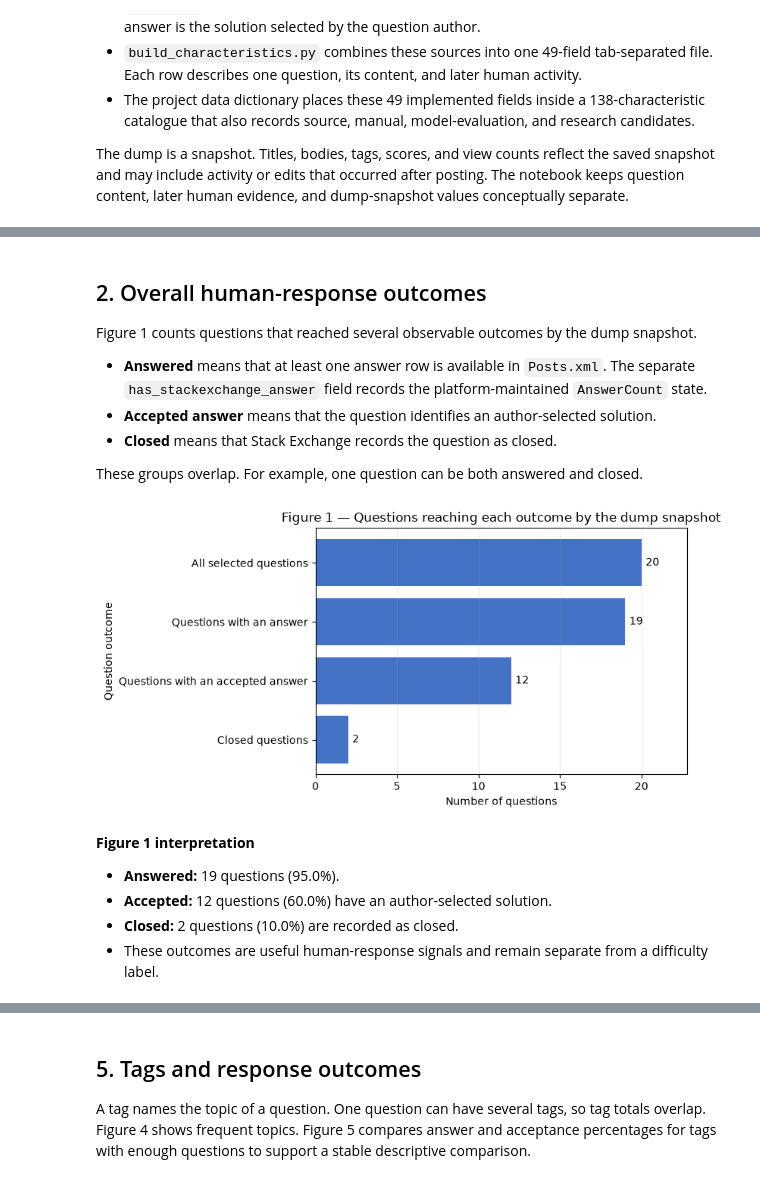
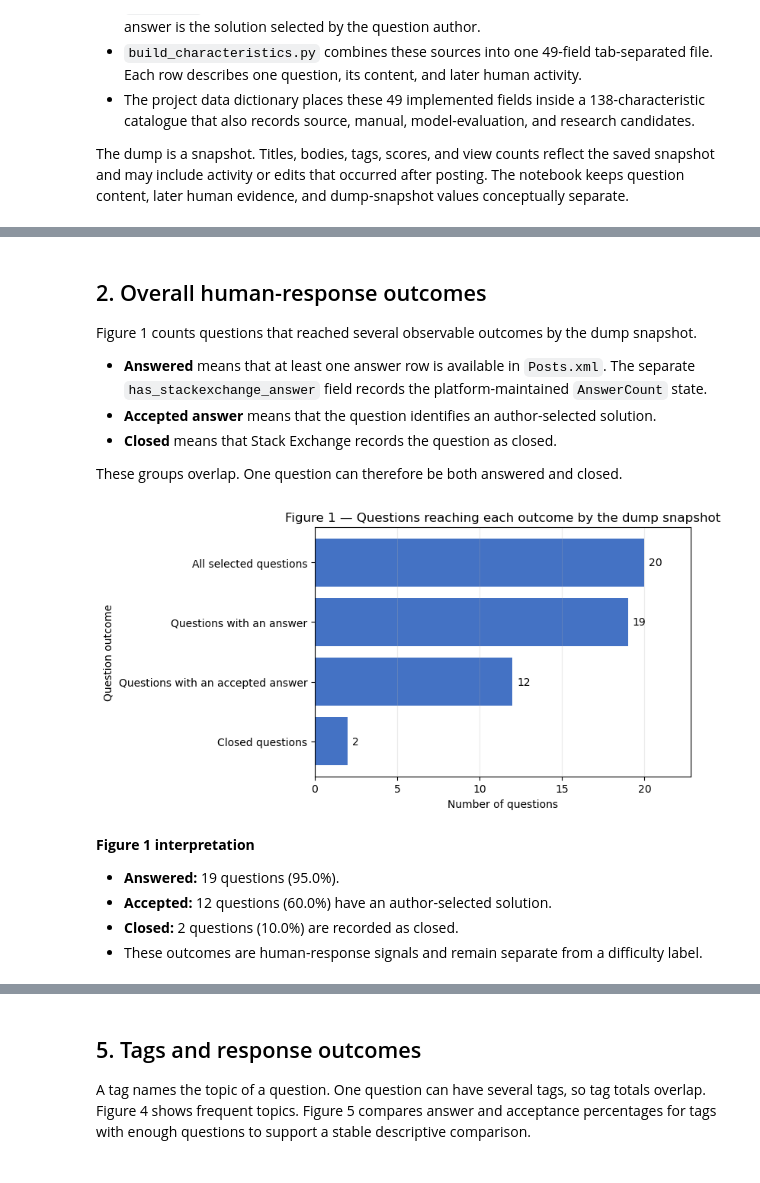
Before and after one commit to thearmankarapetyan/stackexchange-difficulty, a Jupyter notebook: notebooks/stackexchange_eda.ipynb, the cells around one changed output, grey strips where cells are left out. Cells and saved outputs as stored; diff of their text form; code cells hidden in the pictures.

```diff
--- a/notebooks/stackexchange_eda.ipynb
+++ b/notebooks/stackexchange_eda.ipynb
@@ -41,10 +43,11 @@ The next cell is the only routine editing point for another compatible table.
 # %%
-# Path to the characteristic table analyzed by this run.
+# Characteristic table analyzed by this run.
 DATA_FILE = Path("../data/examples/characteristics_pilot.tsv")
 
-# Evidence-selection choices used by the tag, correlation, and case sections.
+# Evidence-selection settings for tags, correlations, and inspection cases.
 MIN_TAG_QUESTIONS = 20
 TOP_TAGS_TO_SHOW = 15
+MIN_CORRELATION_OBSERVATIONS = 20
 MIN_ABSOLUTE_RHO = 0.30
 FDR_ALPHA = 0.05
 MAX_CASES_TO_SHOW = 8
@@ -148,0 +172,16 @@ display(summary)
+# %%
+# Compact description of the verified table.
+summary = pd.DataFrame({
+    "Item": ["Site", "Questions", "Source columns", "Question period", "Dump snapshot"],
+    "Value": [
+        sites[0],
+        f"{len(data):,}",
+        f"{source_column_count:,}",
+        f"{data['question_creation_datetime'].min():%Y-%m-%d} to {data['question_creation_datetime'].max():%Y-%m-%d}",
+        f"{data['dump_snapshot_date'].max():%Y-%m-%d}",
+    ],
+})
+display(summary)
+
+# Each later figure records whether sufficient evidence was available.
+figure_status = []
@@ -155,45 +201,46 @@ Figure 1 counts questions that reached several observable outcomes by the dump s
 - **Accepted answer** means that the question identifies an author-selected solution.
 - **Closed** means that Stack Exchange records the question as closed.
 
-These groups overlap. For example, one question can be both answered and closed.
+These groups overlap. One question can therefore be both answered and closed.
 # %%
 status_counts = pd.Series({
     "All selected questions": len(data),
     "Questions with an answer": int(data["has_available_answer"].sum()),
     "Questions with an accepted answer": int(data["has_accepted_answer"].sum()),
     "Closed questions": int(data["is_closed"].sum()),
 })
 
 fig, ax = plt.subplots(figsize=(8, 4.2))
 bars = ax.barh(status_counts.index, status_counts.values, color="#4472C4")
 ax.invert_yaxis()
 ax.set_title("Figure 1 — Questions reaching each outcome by the dump snapshot")
 ax.set_xlabel("Number of questions")
 ax.set_ylabel("Question outcome")
 ax.grid(axis="x", alpha=0.25)
 ax.bar_label(bars, labels=[f"{value:,}" for value in status_counts.values], padding=4)
 ax.set_xlim(0, status_counts.max() * 1.14)
 plt.tight_layout()
 plt.show()
 
 total = len(data)
 display(Markdown(
     f"**Figure 1 interpretation**  \n"
     f"- **Answered:** {status_counts['Questions with an answer']:,} questions "
     f"({status_counts['Questions with an answer'] / total:.1%}).  \n"
     f"- **Accepted:** {status_counts['Questions with an accepted answer']:,} questions "
     f"({status_counts['Questions with an accepted answer'] / total:.1%}) have an author-selected solution.  \n"
     f"- **Closed:** {status_counts['Closed questions']:,} questions "
     f"({status_counts['Closed questions'] / total:.1%}) are recorded as closed.  \n"
-    "- These outcomes are useful human-response signals and remain separate from a difficulty label."
+    "- These outcomes are human-response signals and remain separate from a difficulty label."
 ))
+figure_status.append({"Figure": "1", "Status": "Produced", "Evidence": "All question rows"})
 # %% [output]
-[figure, old version]
+[figure, new version]
 **Figure 1 interpretation**
 - **Answered:** 19 questions (95.0%).
 - **Accepted:** 12 questions (60.0%) have an author-selected solution.
 - **Closed:** 2 questions (10.0%) are recorded as closed.
-- These outcomes are useful human-response signals and remain separate from a difficulty label.
+- These outcomes are human-response signals and remain separate from a difficulty label.
 # %% [markdown]
 ## 3. Cumulative monthly evolution
 
```
Also changed, not shown: parts of 24 cells of this notebook, 7 other files.
